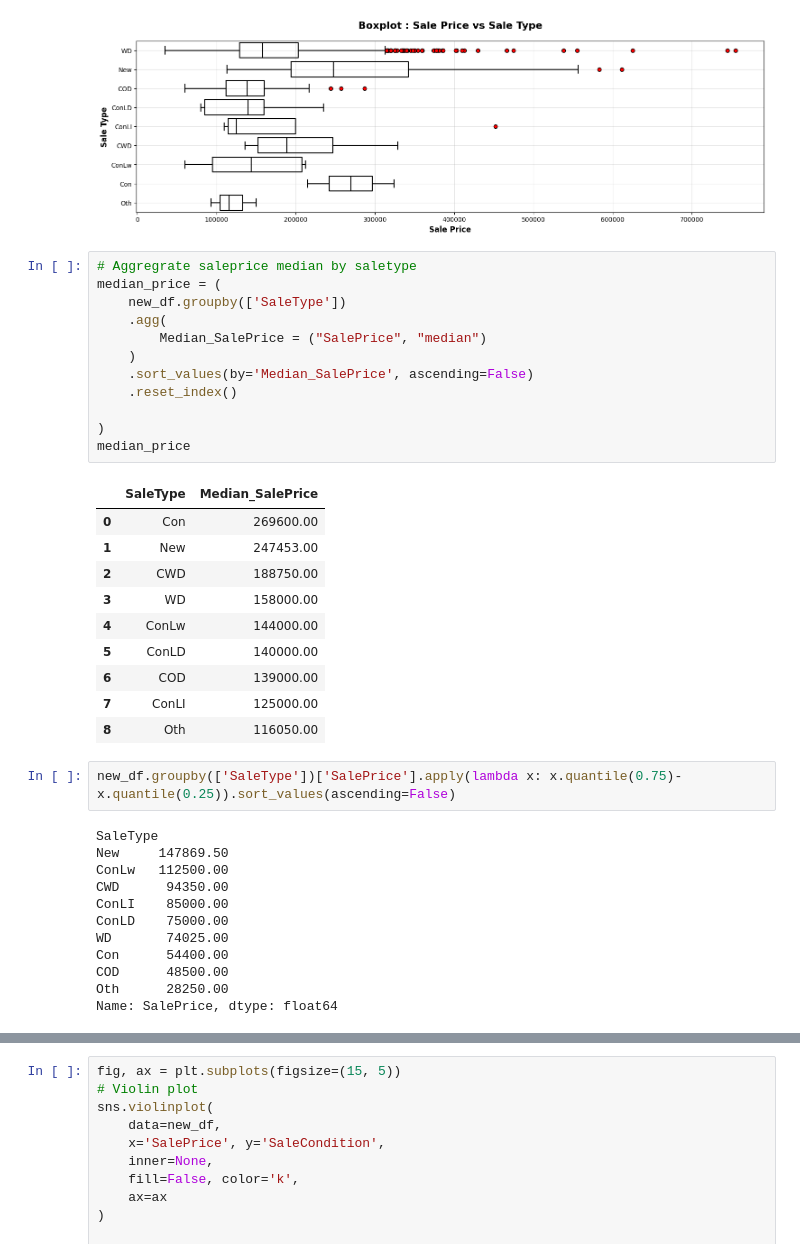
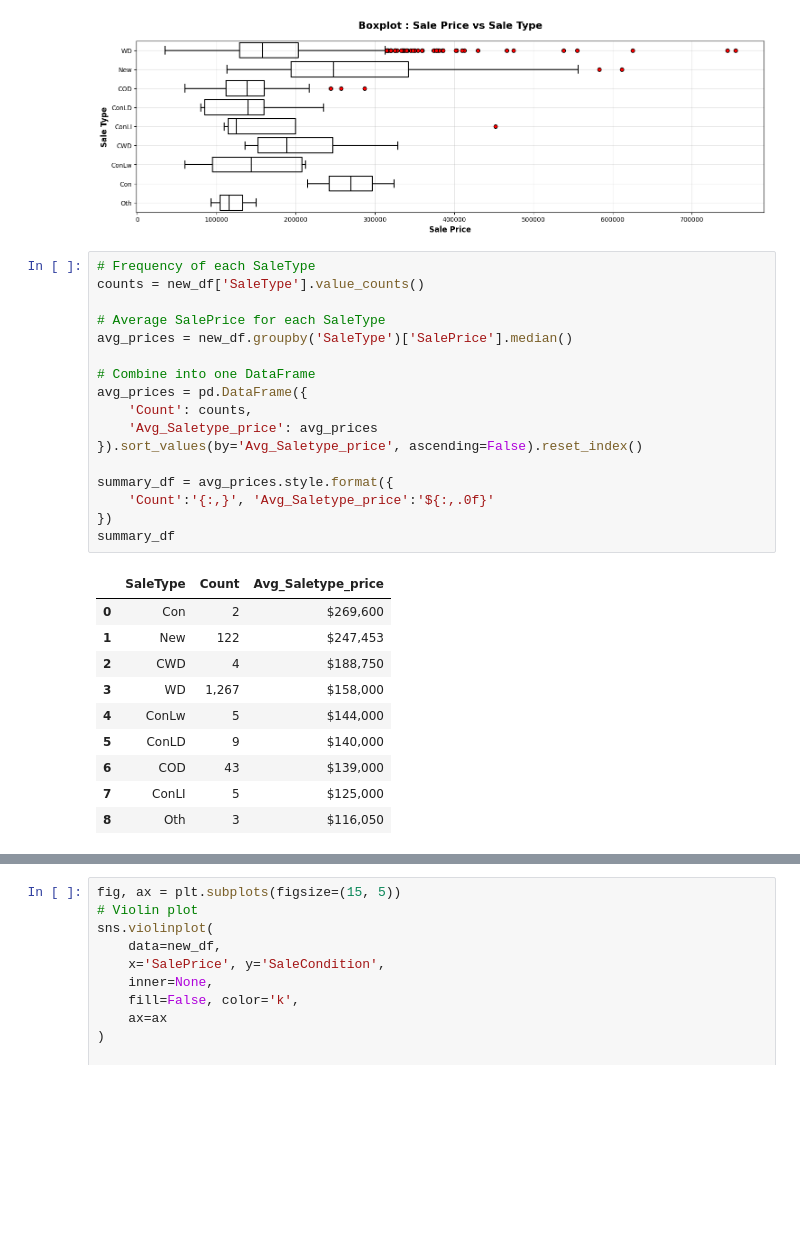
Before and after one commit to annugit1655/Real-Estate-Price-Prediction, a Jupyter notebook: Real-Estate-Price-Prediction/notebooks/EDA-house-part-1.ipynb, the cells around one changed output, grey strips where cells are left out. Drawn from its saved outputs; the diff is of its cells as text; blank space fills up the shorter version.

Commit message:
summary

```diff
--- a/Real-Estate-Price-Prediction/notebooks/EDA-house-part-1.ipynb
+++ b/Real-Estate-Price-Prediction/notebooks/EDA-house-part-1.ipynb
@@ -1017,39 +1013,30 @@ plt.show()
 # %% [output]
 [figure]
 # %%
-# Aggregrate saleprice median by saletype
-median_price = (
-    new_df.groupby(['SaleType'])
-    .agg(
-        Median_SalePrice = ("SalePrice", "median")
-    )
-    .sort_values(by='Median_SalePrice', ascending=False)
-    .reset_index()
+# Frequency of each SaleType
+counts = new_df['SaleType'].value_counts()
 
-)
-median_price
+# Average SalePrice for each SaleType
+avg_prices = new_df.groupby('SaleType')['SalePrice'].median()
+
+# Combine into one DataFrame
+avg_prices = pd.DataFrame({
+    'Count': counts,
+    'Avg_Saletype_price': avg_prices
+}).sort_values(by='Avg_Saletype_price', ascending=False).reset_index()
+
+summary_df = avg_prices.style.format({
+    'Count':'{:,}', 'Avg_Saletype_price':'${:,.0f}'
+})
+summary_df
 # %% [output]
-|  | SaleType | Median_SalePrice |
-| 0 | Con | 269600.00 |
-| 1 | New | 247453.00 |
-| 2 | CWD | 188750.00 |
-| 3 | WD | 158000.00 |
-| 4 | ConLw | 144000.00 |
-| 5 | ConLD | 140000.00 |
-| 6 | COD | 139000.00 |
-| 7 | ConLI | 125000.00 |
-| 8 | Oth | 116050.00 |
+|  | SaleType | Count | Avg_Saletype_price |
+| 0 | Con | 2 | $269,600 |
+| 1 | New | 122 | $247,453 |
+| 2 | CWD | 4 | $188,750 |
+| 3 | WD | 1,267 | $158,000 |
+| 4 | ConLw | 5 | $144,000 |
+| 5 | ConLD | 9 | $140,000 |
+| 6 | COD | 43 | $139,000 |
+| 7 | ConLI | 5 | $125,000 |
+| 8 | Oth | 3 | $116,050 |
-# %%
-new_df.groupby(['SaleType'])['SalePrice'].apply(lambda x: x.quantile(0.75)-x.quantile(0.25)).sort_values(ascending=False)
-# %% [output]
-SaleType
-New     147869.50
-ConLw   112500.00
-CWD      94350.00
-ConLI    85000.00
-ConLD    75000.00
-WD       74025.00
-Con      54400.00
-COD      48500.00
-Oth      28250.00
-Name: SalePrice, dtype: float64
```
Also changed, not shown: parts of 20 cells of this notebook.
